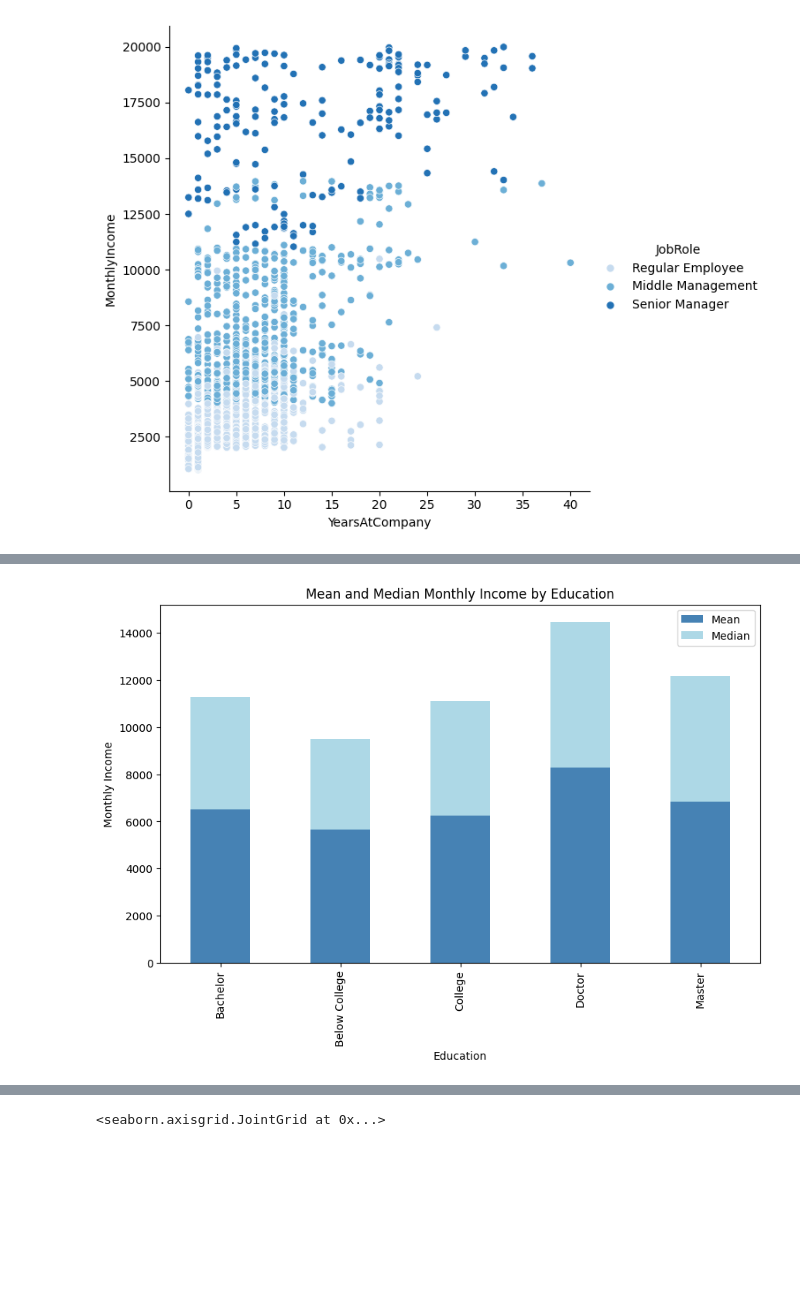
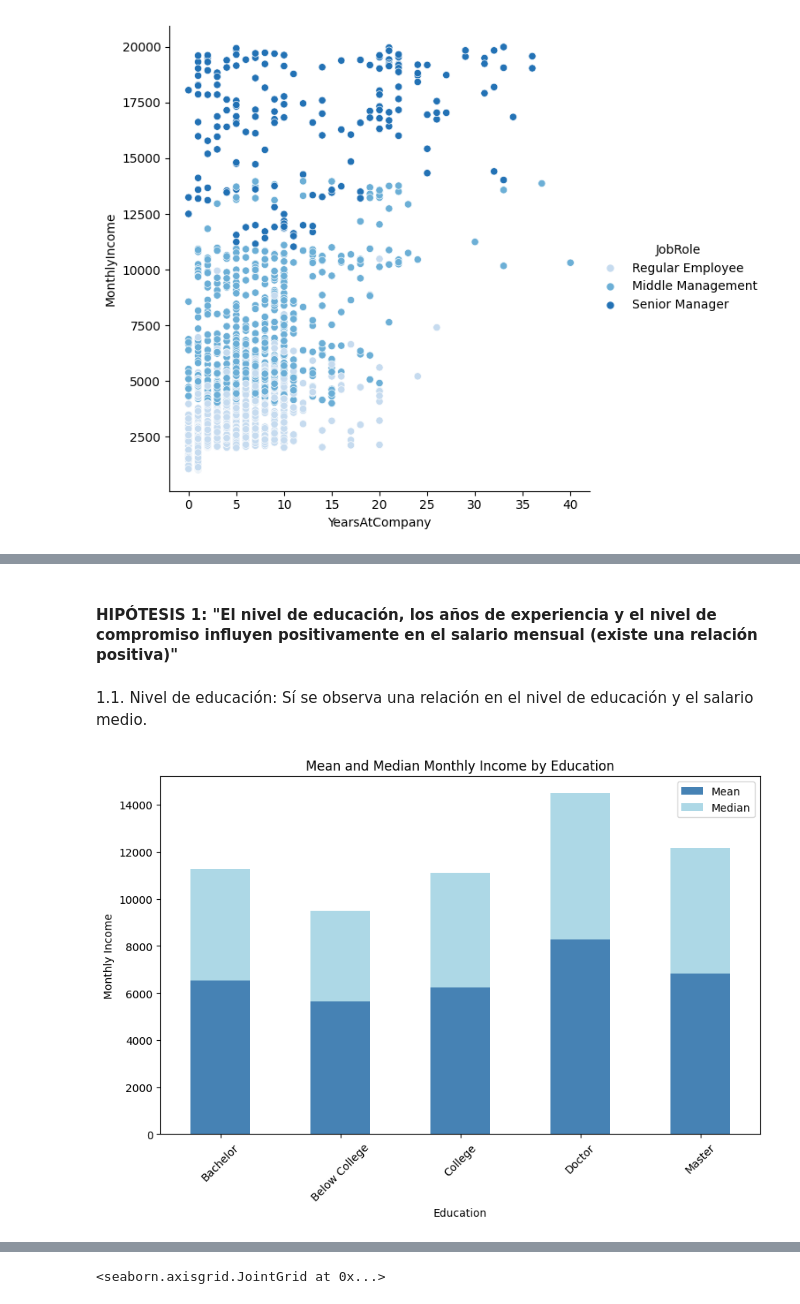
Before and after one commit to rafamd1/EDA_MI_SUELDO_Y_YO, a Jupyter notebook: EDA RM.ipynb, the cells around one changed output, grey strips where cells are left out. Drawn from its saved outputs; the diff is of its cells as text; code cells hidden in the pictures; blank space fills up the shorter version.

```diff
--- a/EDA RM.ipynb
+++ b/EDA RM.ipynb
@@ -1002,17 +785,19 @@ Passing `palette` without assigning `hue` is deprecated and will be removed in v
+# %% [markdown]
+#### HIPÓTESIS 1: "El nivel de educación, los años de experiencia y el nivel de compromiso influyen positivamente en el salario mensual (existe una relación positiva)"
+# %% [markdown]
+1.1. Nivel de educación: Sí se observa una relación en el nivel de educación y el salario medio.
 # %%
-agg_data5 = df2.groupby('Education')['MonthlyIncome'].agg([np.mean, np.median]).reset_index()
+am5 = df2.groupby('Education')['MonthlyIncome'].agg([np.mean, np.median]).reset_index()
 
-# Crear la figura y los ejes
 plt.figure(figsize=(10, 6))
 
-# Crear el gráfico de barras apiladas
-agg_data5.set_index('Education').plot(kind='bar', stacked=True, color=['steelblue', 'lightblue'], ax=plt.gca())
+am5.set_index('Education').plot(kind='bar', stacked=True, color=['steelblue', 'lightblue'], ax=plt.gca())
 
-# Añadir la leyenda y las etiquetas informativas del eje
 plt.legend(['Mean', 'Median'])
 plt.xlabel('Education')
 plt.ylabel('Monthly Income')
 plt.title('Mean and Median Monthly Income by Education')
+plt.xticks(rotation = 45)
 plt.show()
 # %% [output]
-[figure, old version]
+[figure, new version]
```
Also changed, not shown: parts of 90 cells of this notebook.
